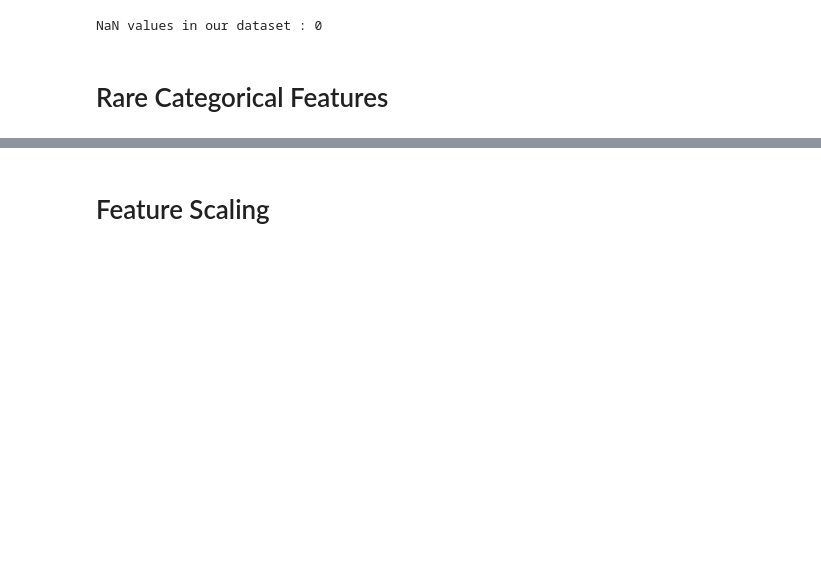
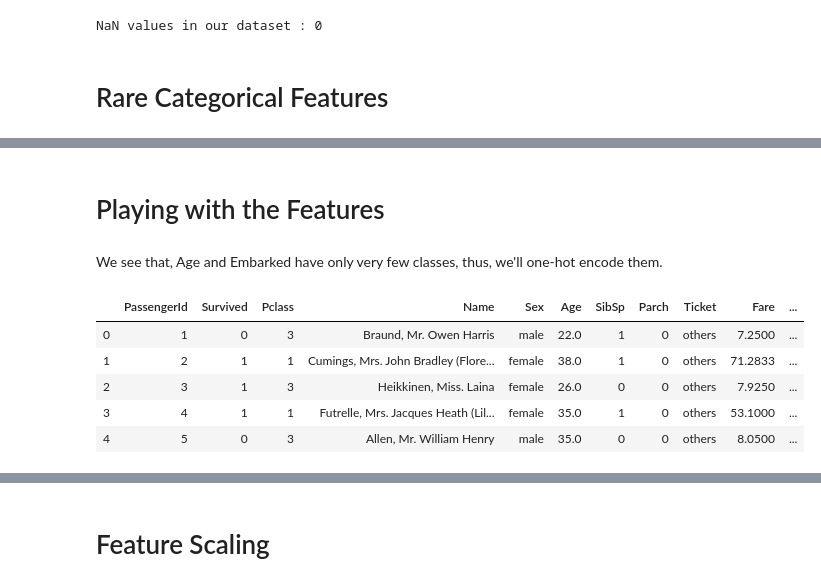
Before and after one commit to ParthikB/Data_Science, a Jupyter notebook: titanic/Feature_eng.ipynb, the cells around one changed output, grey strips where cells are left out. Drawn from its saved outputs; the diff is of its cells as text; code cells hidden in the pictures; blank space fills up the shorter version.

```diff
--- a/titanic/Feature_eng.ipynb
+++ b/titanic/Feature_eng.ipynb
@@ -47,4 +48,0 @@ As we saw in EDA, Age contains a lot of outliers. Thus, we'll replace the NaN Va
-# %%
-# Replacing the Age Feature NaN with the Median values!
-
-dataset['Age'].fillna(dataset['Age'].median(), inplace=True)
@@ -95,0 +123,19 @@ dataset.head()
+# %% [markdown]
+# Playing with the Features
+# %% [markdown]
+We see that, Age and Embarked have only very few classes, thus, we'll one-hot encode them.
+# %%
+sex = pd.get_dummies(dataset['Sex'], drop_first=True)             # We can drop_first because it'll behave just like binary code.
+embarked = pd.get_dummies(dataset['Embarked'], drop_first=True)
+
+# Now, we'll add these features to our dataset.
+dataset = pd.concat([dataset, sex, embarked], axis=1)
+
+dataset.head()
+# %% [output]
+|  | PassengerId | Survived | Pclass | Name | Sex | Age | SibSp | Parch | Ticket | Fare | ... |
+| 0 | 1 | 0 | 3 | Braund, Mr. Owen Harris | male | 22.0 | 1 | 0 | others | 7.2500 | ... |
+| 1 | 2 | 1 | 1 | Cumings, Mrs. John Bradley (Flore... | female | 38.0 | 1 | 0 | others | 71.2833 | ... |
+| 2 | 3 | 1 | 3 | Heikkinen, Miss. Laina | female | 26.0 | 0 | 0 | others | 7.9250 | ... |
+| 3 | 4 | 1 | 1 | Futrelle, Mrs. Jacques Heath (Lil... | female | 35.0 | 1 | 0 | others | 53.1000 | ... |
+| 4 | 5 | 0 | 3 | Allen, Mr. William Henry | male | 35.0 | 0 | 0 | others | 8.0500 | ... |
```
Also changed, not shown: parts of 11 cells of this notebook, 4 other files.
